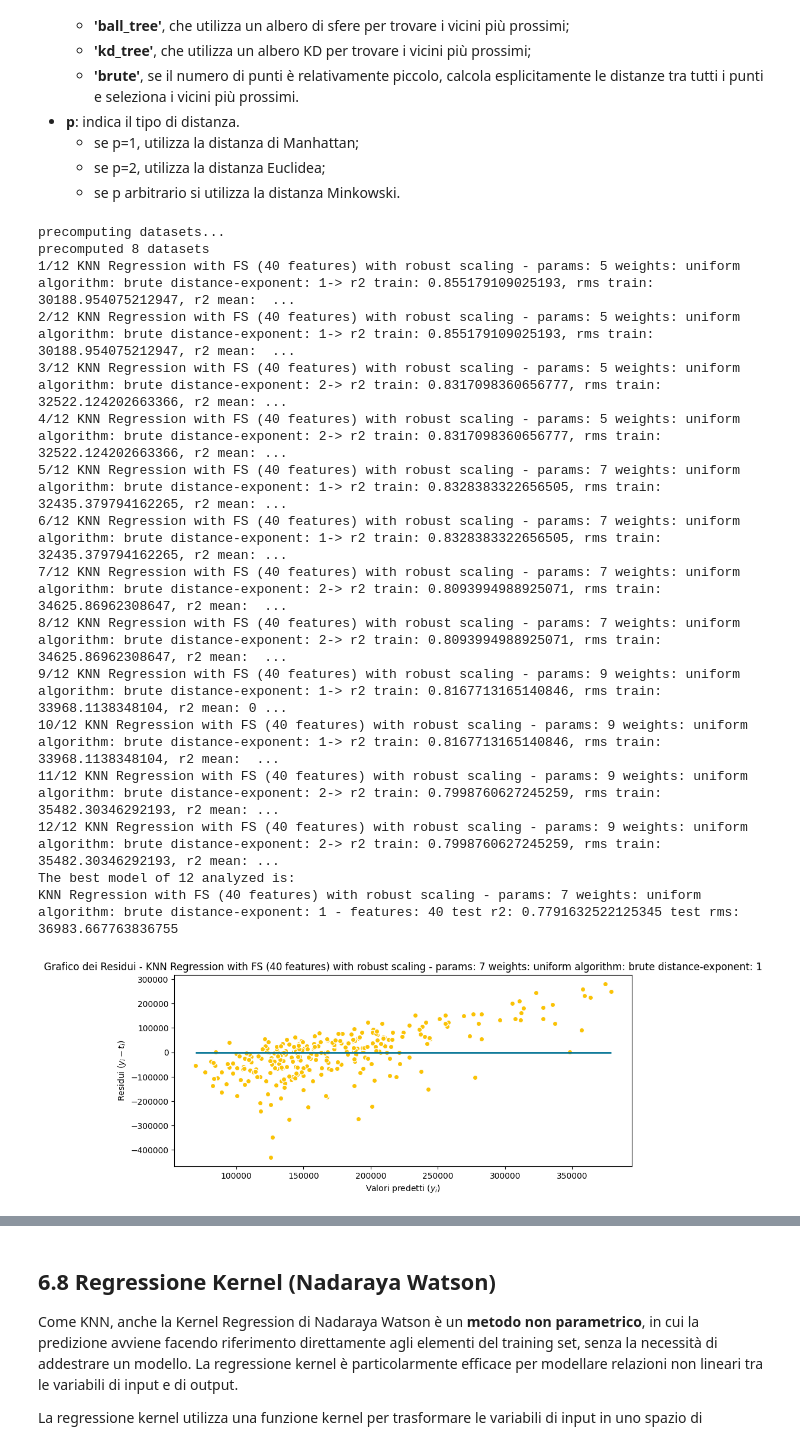
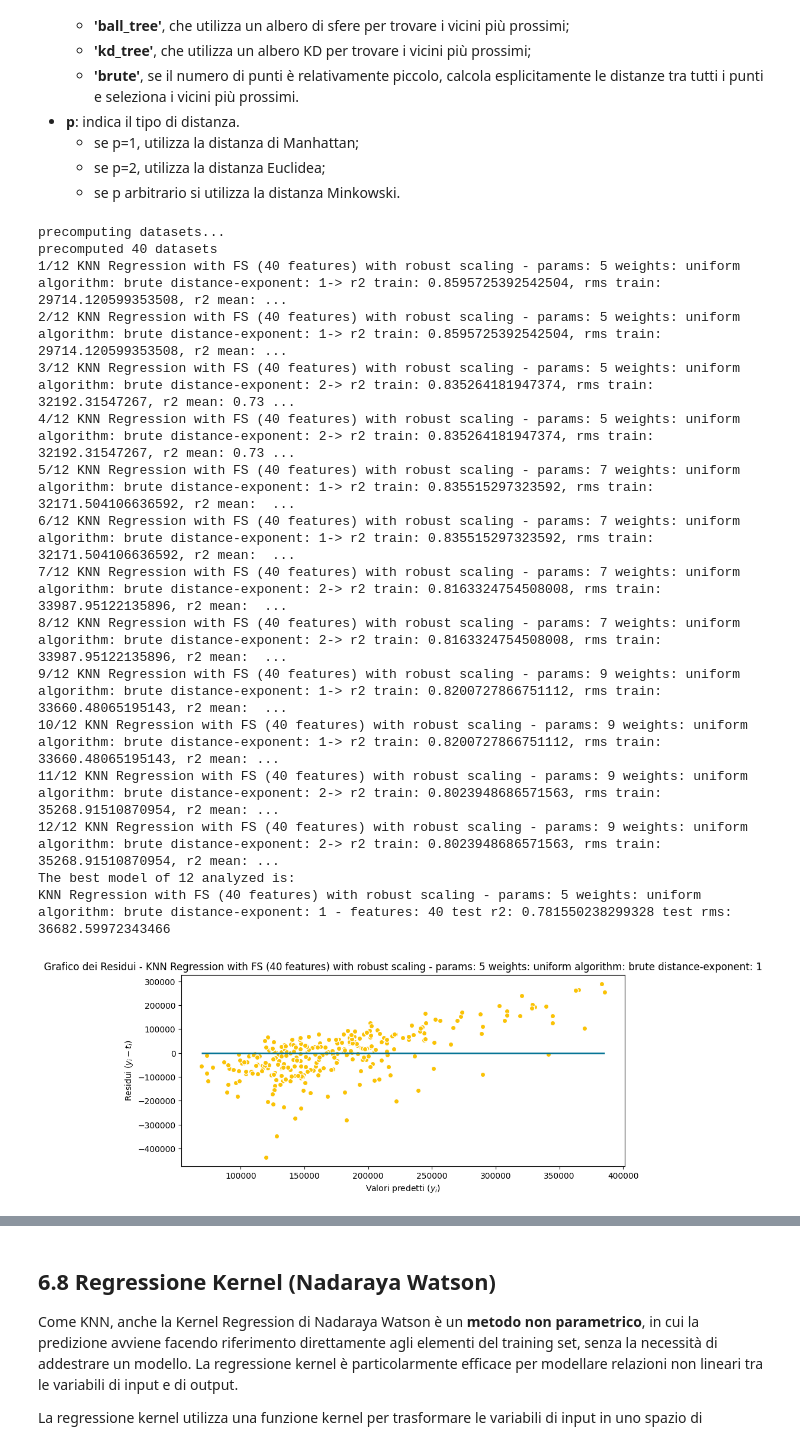
Before and after one commit to emelis-ptr/ProgettoML, a Jupyter notebook: code/notebook.ipynb, the cells around one changed output, grey strips where cells are left out. Saved outputs shown, nothing was run; the diff lists cells and outputs as text; code cells hidden in the pictures.

```diff
--- a/code/notebook.ipynb
+++ b/code/notebook.ipynb
@@ -1636,20 +1532,19 @@ def best_poly_degree(dataset: Dataset, k_fs=10, k_pca=4, scaled=True):
     best_rms = 0.0
     best_d = 0
     results = {"d": [], "r2": [], "rms": [], "r2 train": [], "rms train": []}
+    # fissiamo la miglior combinazione di scaling e pca
     fs_reduct = FeatureReduction.FS_PCA
-    # fissiamo la miglior combinazione di scaling e pca
+    # prendiamo il dataset precomputato
     x_train, x_test, _ = get_specific_train_test(dataset, fs_reduct, k_fs=k_fs, k_pca=k_pca, scaled=scaled)
 
     for d in degrees:
-        # qua non possiamo fare grid search perché il grado non è un parametro della linear regression,
-        # ma un iperparametro per trasformare il dataset iniziale
+        # applichiamo le funzioni base polinomiali
         x_train_poly, x_test_poly = polynomial_transformation(x_train, x_test, d=d)
+        # determiniamo le performance su training e testing
         r2_train_poly, rms_train_poly, r2_test_poly, rms_test_poly, y_pred, _ = raw_performance_test(LinearRegression(), x_train_poly, x_test_poly, dataset.y_train, dataset.y_test)
+        # stampiamo il modello coi suoi risultati e poi lo salviamo nella lista
         print(f"Polynomial Regression deg {d} -> r2 train = {r2_train_poly} - rms train = {rms_train_poly} --- r2 test = {r2_test_poly} rms test = {rms_test_poly}")
-
-        scaled_str = "robust" if scaled else "no"
-        only_interactions_str = ""
-        description = f"Polynomial Regression degree {d} {only_interactions_str} with {fs_reduct.name} ({k_pca} features) with {scaled_str} scaling"
+        description = f"Polynomial Regression degree {d} with {fs_reduct.name} ({k_pca} features) with {'robust' if scaled else 'no'} scaling"
         res = BestParameters(description, k_pca, None, r2_test_poly, rms_test_poly, y_pred)
 
         all_models.add(res)
@@ -1713,12 +1608,14 @@ def performance_lasso_regression(dataset: Dataset) -> AllModelBestParameter:
     fspca_datasets = precompute_datasets(dataset, k_fs, k_pca)
     for scaled in scaling:
         for fs_reduct in fs_reduct_types:
+            # eseguiamo la cross validation per trovare i migliori parametri tra quelli selezionati
             lasso_cv = LassoCV(cv=5, random_state=42)
+            # prendiamo il dataset precomputato
             x_train, x_test = fspca_datasets[get_precomputed_dataset_key(scaled, fs_reduct.name, k_fs, k_pca)]
+            # determiniamo le performance su training e testing
             r2_train, rms_train, r2_test, rms_test, y_pred, features = raw_performance_test(lasso_cv, x_train, x_test, dataset.y_train, dataset.y_test)
-            # r2_train, rms_train, r2_linear_regression, rms_linear_regression, y_pred, features= performance_test_ext(lasso_cv, dataset, fs_reduct, scaled=scaled, k_pca=40, k_fs=40, logs=False)
-            scaled_str = "robust" if scaled else "no"
-            description = f"Lasso Regression with {fs_reduct.name} ({features} features) with {scaled_str} scaling - best_alpha = {lasso_cv.alpha_}"
+            # stampiamo il modello coi suoi risultati e poi lo salviamo nella lista
+            description = f"Lasso Regression with {fs_reduct.name} ({features} features) with {'robust' if scaled else 'no'} scaling - best_alpha = {lasso_cv.alpha_}"
             print(f"{description} -> r2 train: {r2_train}, rms train: {rms_train}, r2 mean: {r2_test} - rms mean: {rms_test} ")
             res = BestParameters(description, features, None, r2_test, rms_test, y_pred)
 
@@ -1817,13 +1717,16 @@ def performance_poly_ridge_regression(dataset: Dataset) -> AllModelBestParameter
         for interactions in only_interactions:
             for scaled in scaling:
                 for fs_reduct in fs_reduct_types:
+                    # eseguiamo la cross validation per trovare i migliori parametri tra quelli selezionati
                     ridge_cv = Ridge(alpha=best_alpha, random_state=42)
+                    # prendiamo un dataset specifico
                     x_train, x_test, features = get_specific_train_test(dataset, fs_reduct, scaled, k_fs=10, k_pca=6 if scaled else 9)
-                    scaled_str = "robust" if scaled else "no"
+                    # stampiamo il modello coi suoi risultati e poi lo salviamo nella lista
                     only_interactions_str = "(only interactions)" if interactions else ""
-                    description = f"Polynomial Ridge Regression degree {degree} {only_interactions_str} with {fs_reduct.name} ({features} features) with {scaled_str} scaling"
+                    description = f"Polynomial Ridge Regression degree {degree} {only_interactions_str} with {fs_reduct.name} ({features} features) with {'robust' if scaled else 'no'} scaling"
                     try:
                         x_train_poly, x_test_poly = polynomial_transformation(x_train, x_test, degree, interactions)
+                        # determiniamo le performance su training e testing
                         r2_train, rms_train, r2_linear_regression, rms_linear_regression, y_pred, features= raw_performance_test(ridge_cv, x_train_poly, x_test_poly, dataset.y_train, dataset.y_test)
 
                         print(f"{description} - best_alpha: {best_alpha} -> r2 train: {r2_train}, rms train: {rms_train}, r2 mean: {r2_linear_regression} - rms mean: {rms_linear_regression} ")
@@ -2040,7 +1948,7 @@ def performance_svm_regression_with_cv(dataset: Dataset) -> AllModelBestParamete
     k_fs = 40
     params_svr = {
         "C": [0.1, 500, 1000],
-        "kernel": ['linear', 'poly'], # poly non lo usiamo perché non termina mai,
+        "kernel": ['linear', 'poly'], # poly non termina mai,
         "degree": [1, 2, 3],
         "gamma": [0.001, 0.01, 0.5],
         "max_iter": [10_000_000],
@@ -2051,10 +1959,13 @@ def performance_svm_regression_with_cv(dataset: Dataset) -> AllModelBestParamete
     for scaled in scaling:
         for fs_reduct in fs_reduct_types:
             curr_iter += 1
-            # metto insieme i parametri nella classe, per comodita'
+            # prendiamo il dataset precomputato
             x_train, x_test = fspca_datasets[get_precomputed_dataset_key(scaled, fs_reduct.name, k_fs, k_pca)]
-            best_svr, best_svr_params_dict = raw_random_search(SVR(), x_train, dataset.y_train, params_svr, n_jobs=1)
+            # eseguiamo la random search cross validation per trovare i migliori parametri tra quelli selezionati
+            best_svr, best_svr_params_dict = raw_random_search(SVR(), x_train, dataset.y_train, params_svr, n_jobs=-1)
+            # determiniamo le performance su training e testing
             r2_train, rms_train, r2_test, rms_test, y_pred, features = raw_performance_test(best_svr, x_train, x_test, dataset.y_train, dataset.y_test)
+            # stampiamo il modello coi suoi risultati e poi lo salviamo nella lista
             description = f"SVM Regression with {fs_reduct.name} ({features} features) with {'robust' if scaled else 'no'} scaling - params: {best_svr_params_dict}"
             print(f"{curr_iter}/{total_iterations} - {description} -> r2 train: {r2_train}, rms train: {rms_train}, r2 mean: {r2_test} - rms mean: {rms_test} ")
             res = BestParameters(description, features, None, r2_test, rms_test, y_pred)
@@ -2119,7 +2035,7 @@ def performance_knn_regression(folds: List[Fold]) -> AllModelBestParameter:
     tot_iter = len(fs_reduct_types) * len(scaling) * len(n_neighbors) * len(weights) * len(algorithm) * len(leaf_size) * len(p)
     k_fs = 40
     k_pca = 6
-    fspca_datasets = precompute_datasets(k_fs, k_pca, folds=folds)
+    fspca_datasets = precompute_datasets(None, k_fs, k_pca, folds=folds)
     for n in n_neighbors:
         for w in weights:
             for a in algorithm:
@@ -2132,45 +2048,45 @@ def performance_knn_regression(folds: List[Fold]) -> AllModelBestParameter:
                                 features = 0
                                 r2_train = rms_train = r2_test = rms_test = 0
                                 # non esiste un random_state, quindi siamo costretti a fare prove su più dataset.
                                 for i, f in enumerate(folds):
                                     dataset = Dataset(f.X_train, f.y_train, f.X_test, f.y_test)
                                     knnr = KNeighborsRegressor(weights=w, algorithm=a, n_neighbors=n, p=exp, leaf_size=l)
                                     x_train, x_test = fspca_datasets[get_precomputed_dataset_key(scaled, fs_reduct.name, k_fs, k_pca, fold=i)]
                                     r2_train_i, rms_train_i, r2_test_i, rms_test_i, y_pred, features_i = raw_performance_test(knnr, x_train, x_test, dataset.y_train, dataset.y_test)
                                     # r2_train_i, rms_train_i, r2_test_i, rms_test_i, y_pred, features_i = performance_test_ext(knnr, dataset, fs_reduct, scaled=scaled, k_pca=k_pca, k_fs=k_fs, logs=False)
                                     r2_train += r2_train_i / len(folds)
                                     rms_train += rms_train_i / len(folds)
                                     r2_test += r2_test_i / len(folds)
                                     rms_test += rms_test_i / len(folds)
                                     # prendo le predizioni del fold 1, per mantenere la compatibilità
                                     if i == len(folds) - 1:
                                         first_pred = y_pred
                                         features = features_i
                                 description = f"KNN Regression with {fs_reduct.name} ({features} features) with {'robust' if scaled else 'no'} scaling - params: {n} weights: {w} algorithm: {a} distance-exponent: {exp}"
                                 print(f"{curr_iter}/{tot_iter} {description}-> r2 train: {r2_train}, rms train: {rms_train}, r2 mean: {r2_test} - rms mean: {rms_test} ")
                                 res = BestParameters(description, features, None, r2_test, rms_test, first_pred)
 
                                 all_models.add(res)
     return all_models
 
 all_models_knn = performance_knn_regression(folds)
 best_residual_plot(all_models_knn)
 all_models.add_all(all_models_knn)
 # %% [output]
 precomputing datasets...
-precomputed 8 datasets
-1/12 KNN Regression with FS (40 features) with robust scaling - params: 5 weights: uniform algorithm: brute distance-exponent: 1-> r2 train: 0.855179109025193, rms train: 30188.954075212947, r2 mean:  ...
-2/12 KNN Regression with FS (40 features) with robust scaling - params: 5 weights: uniform algorithm: brute distance-exponent: 1-> r2 train: 0.855179109025193, rms train: 30188.954075212947, r2 mean:  ...
-3/12 KNN Regression with FS (40 features) with robust scaling - params: 5 weights: uniform algorithm: brute distance-exponent: 2-> r2 train: 0.8317098360656777, rms train: 32522.124202663366, r2 mean: ...
-4/12 KNN Regression with FS (40 features) with robust scaling - params: 5 weights: uniform algorithm: brute distance-exponent: 2-> r2 train: 0.8317098360656777, rms train: 32522.124202663366, r2 mean: ...
-5/12 KNN Regression with FS (40 features) with robust scaling - params: 7 weights: uniform algorithm: brute distance-exponent: 1-> r2 train: 0.8328383322656505, rms train: 32435.379794162265, r2 mean: ...
-6/12 KNN Regression with FS (40 features) with robust scaling - params: 7 weights: uniform algorithm: brute distance-exponent: 1-> r2 train: 0.8328383322656505, rms train: 32435.379794162265, r2 mean: ...
-7/12 KNN Regression with FS (40 features) with robust scaling - params: 7 weights: uniform algorithm: brute distance-exponent: 2-> r2 train: 0.8093994988925071, rms train: 34625.86962308647, r2 mean:  ...
-8/12 KNN Regression with FS (40 features) with robust scaling - params: 7 weights: uniform algorithm: brute distance-exponent: 2-> r2 train: 0.8093994988925071, rms train: 34625.86962308647, r2 mean:  ...
-9/12 KNN Regression with FS (40 features) with robust scaling - params: 9 weights: uniform algorithm: brute distance-exponent: 1-> r2 train: 0.8167713165140846, rms train: 33968.1138348104, r2 mean: 0 ...
-10/12 KNN Regression with FS (40 features) with robust scaling - params: 9 weights: uniform algorithm: brute distance-exponent: 1-> r2 train: 0.8167713165140846, rms train: 33968.1138348104, r2 mean:  ...
-11/12 KNN Regression with FS (40 features) with robust scaling - params: 9 weights: uniform algorithm: brute distance-exponent: 2-> r2 train: 0.7998760627245259, rms train: 35482.30346292193, r2 mean: ...
-12/12 KNN Regression with FS (40 features) with robust scaling - params: 9 weights: uniform algorithm: brute distance-exponent: 2-> r2 train: 0.7998760627245259, rms train: 35482.30346292193, r2 mean: ...
+precomputed 40 datasets
+1/12 KNN Regression with FS (40 features) with robust scaling - params: 5 weights: uniform algorithm: brute distance-exponent: 1-> r2 train: 0.8595725392542504, rms train: 29714.120599353508, r2 mean: ...
+2/12 KNN Regression with FS (40 features) with robust scaling - params: 5 weights: uniform algorithm: brute distance-exponent: 1-> r2 train: 0.8595725392542504, rms train: 29714.120599353508, r2 mean: ...
+3/12 KNN Regression with FS (40 features) with robust scaling - params: 5 weights: uniform algorithm: brute distance-exponent: 2-> r2 train: 0.835264181947374, rms train: 32192.31547267, r2 mean: 0.73 ...
+4/12 KNN Regression with FS (40 features) with robust scaling - params: 5 weights: uniform algorithm: brute distance-exponent: 2-> r2 train: 0.835264181947374, rms train: 32192.31547267, r2 mean: 0.73 ...
+5/12 KNN Regression with FS (40 features) with robust scaling - params: 7 weights: uniform algorithm: brute distance-exponent: 1-> r2 train: 0.835515297323592, rms train: 32171.504106636592, r2 mean:  ...
+6/12 KNN Regression with FS (40 features) with robust scaling - params: 7 weights: uniform algorithm: brute distance-exponent: 1-> r2 train: 0.835515297323592, rms train: 32171.504106636592, r2 mean:  ...
+7/12 KNN Regression with FS (40 features) with robust scaling - params: 7 weights: uniform algorithm: brute distance-exponent: 2-> r2 train: 0.8163324754508008, rms train: 33987.95122135896, r2 mean:  ...
+8/12 KNN Regression with FS (40 features) with robust scaling - params: 7 weights: uniform algorithm: brute distance-exponent: 2-> r2 train: 0.8163324754508008, rms train: 33987.95122135896, r2 mean:  ...
+9/12 KNN Regression with FS (40 features) with robust scaling - params: 9 weights: uniform algorithm: brute distance-exponent: 1-> r2 train: 0.8200727866751112, rms train: 33660.48065195143, r2 mean:  ...
+10/12 KNN Regression with FS (40 features) with robust scaling - params: 9 weights: uniform algorithm: brute distance-exponent: 1-> r2 train: 0.8200727866751112, rms train: 33660.48065195143, r2 mean: ...
+11/12 KNN Regression with FS (40 features) with robust scaling - params: 9 weights: uniform algorithm: brute distance-exponent: 2-> r2 train: 0.8023948686571563, rms train: 35268.91510870954, r2 mean: ...
+12/12 KNN Regression with FS (40 features) with robust scaling - params: 9 weights: uniform algorithm: brute distance-exponent: 2-> r2 train: 0.8023948686571563, rms train: 35268.91510870954, r2 mean: ...
 The best model of 12 analyzed is:
-KNN Regression with FS (40 features) with robust scaling - params: 7 weights: uniform algorithm: brute distance-exponent: 1 - features: 40 test r2: 0.7791632522125345 test rms: 36983.667763836755
+KNN Regression with FS (40 features) with robust scaling - params: 5 weights: uniform algorithm: brute distance-exponent: 1 - features: 40 test r2: 0.781550238299328 test rms: 36682.59972343466
-[figure, old version]
+[figure, new version]
```
Also changed, not shown: parts of 39 cells of this notebook.
